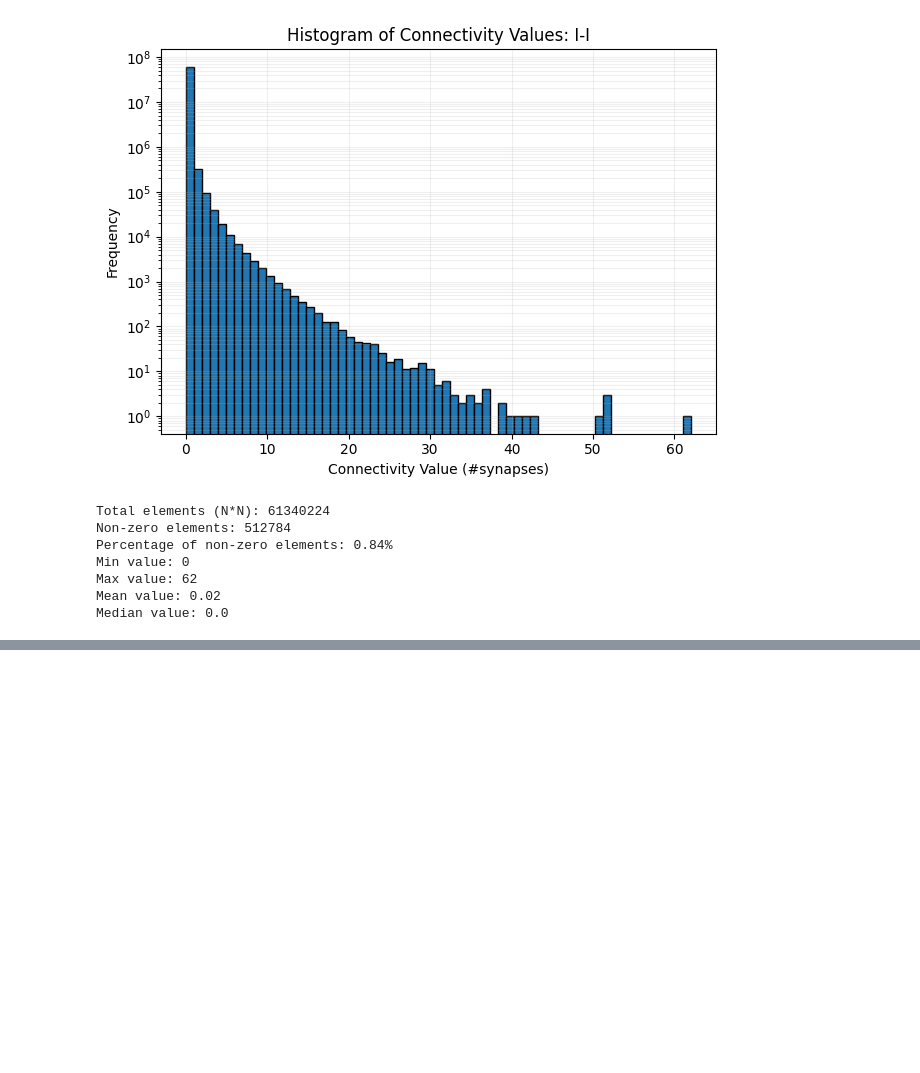
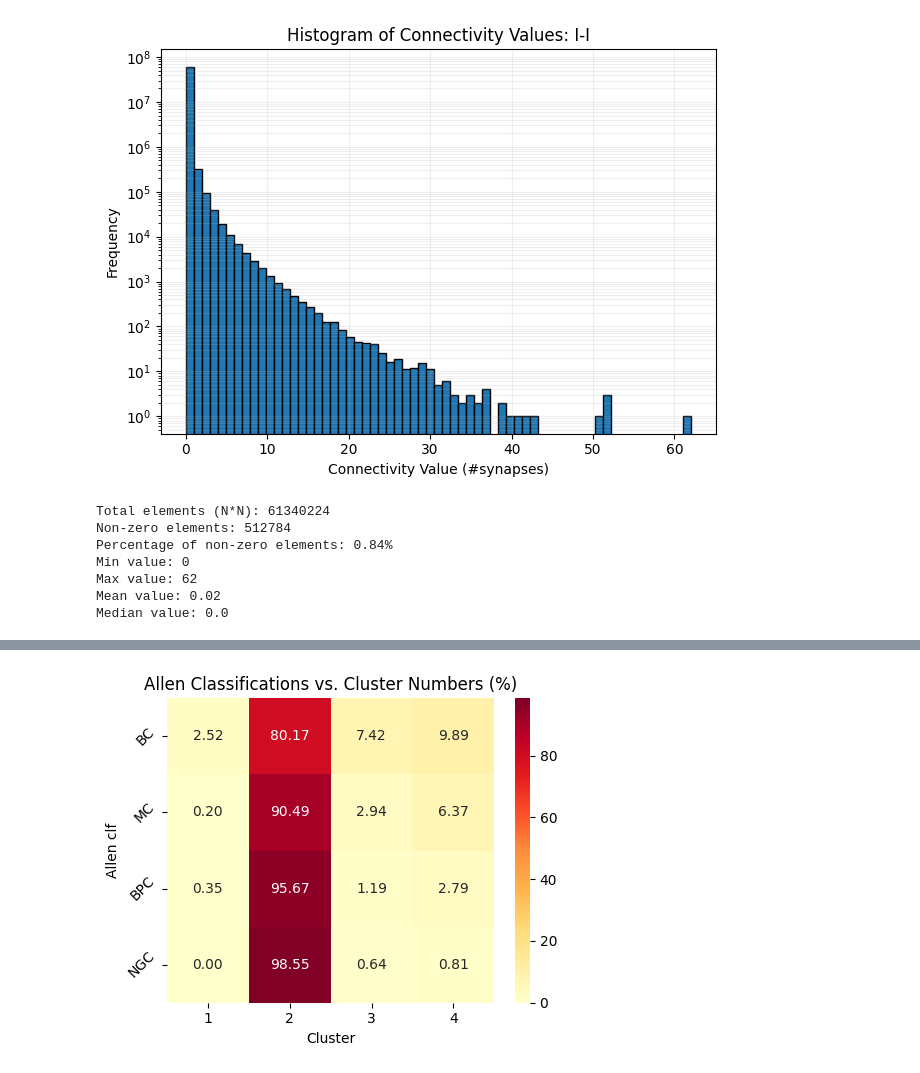
Before and after one commit to deangeckt/Dendro-Synaptome, a Jupyter notebook: analysis/connectome_clustering.ipynb, the cells around one changed output, grey strips where cells are left out. Drawn from its saved outputs; the diff is of its cells as text; code cells hidden in the pictures; blank space fills up the shorter version.

```diff
--- a/analysis/connectome_clustering.ipynb
+++ b/analysis/connectome_clustering.ipynb
@@ -117,2 +137,16 @@ Data point 0: Cluster 1
+# %%
+cell_type_counts = np.array(inh_neurons_df.cell_type.value_counts())
+p_conf_mat = 100 * conf_mat / cell_type_counts[:, np.newaxis]
+# %%
+plt.figure(figsize=(5, 4))
+sns.heatmap(p_conf_mat, annot=True, fmt='.2f', cmap='YlOrRd',
+            xticklabels=range(1, len(counts) + 1),
+            yticklabels=allen_clusters)
+
+plt.xlabel('Cluster');plt.ylabel('Allen clf');plt.yticks(rotation=45)
+plt.title('Allen Classifications vs. Cluster Numbers (%)')
+plt.tight_layout();plt.show()
+# %% [output]
+[figure, added]
 # %%
 # # example
```
Also changed, not shown: parts of 10 cells of this notebook, 4 other files.
